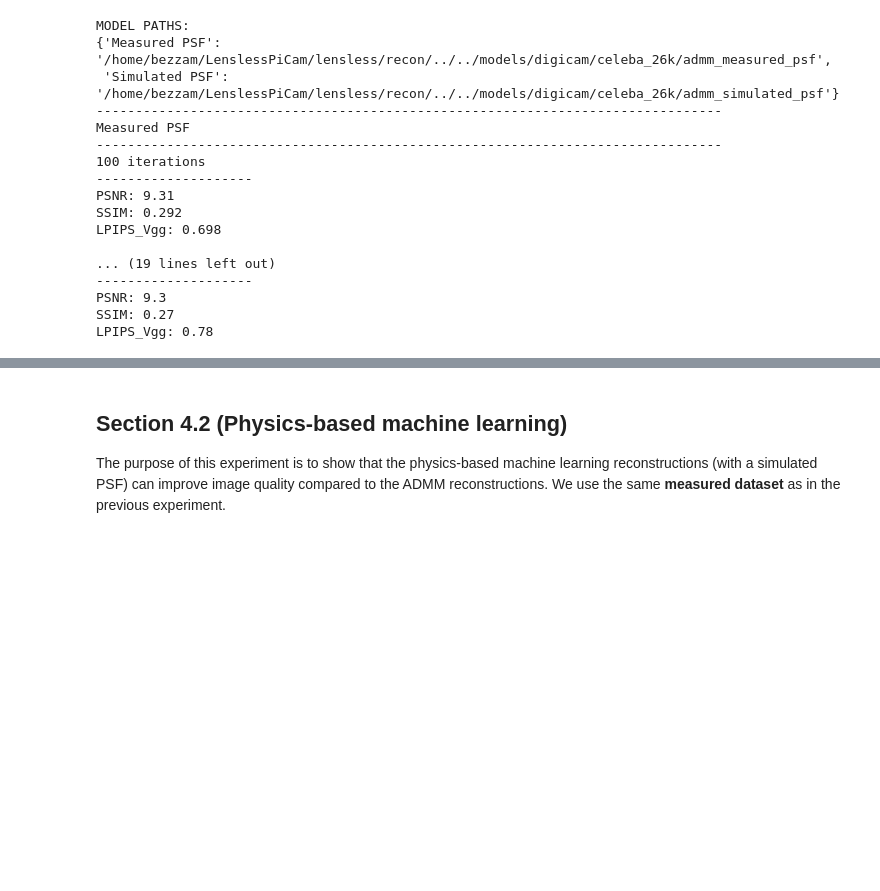
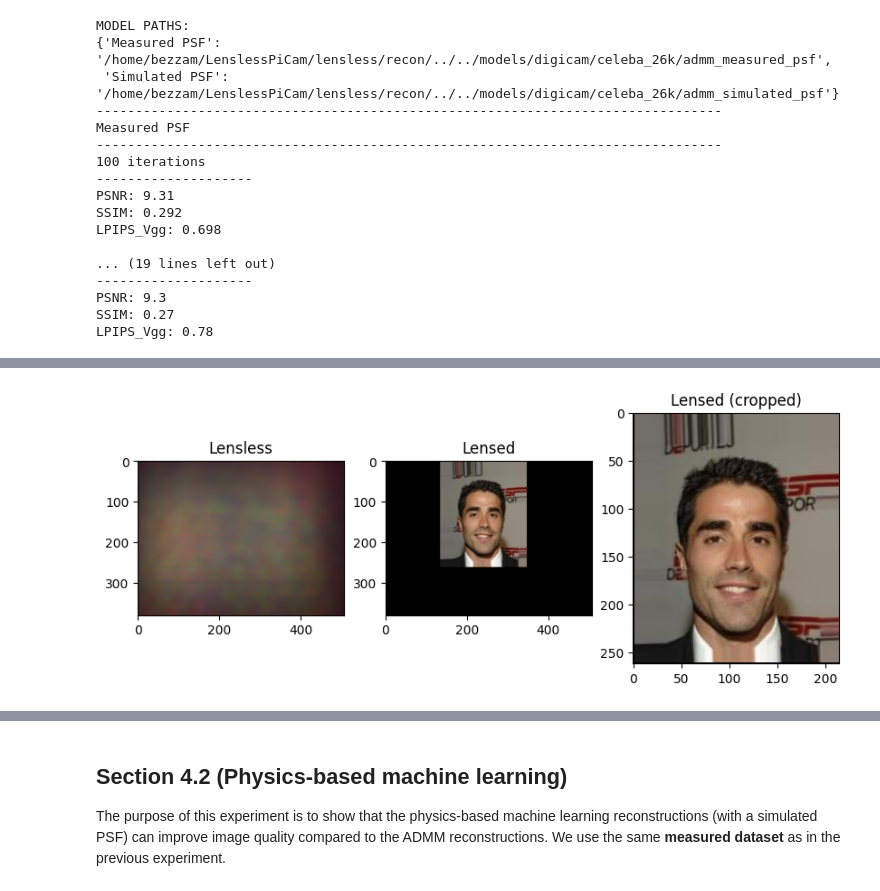
Before and after one commit to LCAV/LenslessPiCam, a Jupyter notebook: notebooks/digicam_hq.ipynb, the cells around one changed output, grey strips where cells are left out. Saved outputs shown, nothing was run; the diff lists cells and outputs as text; code cells hidden in the pictures; blank space fills up the shorter version.

Commit message:
Adding plotting of reconstructions.

```diff
--- a/notebooks/digicam_hq.ipynb
+++ b/notebooks/digicam_hq.ipynb
@@ -21,6 +139,10 @@ import os, json
 model_paths = {
     "Measured PSF": "admm_measured_psf",
     "Simulated PSF": "admm_simulated_psf",
+}
+psfs = {
+    "Measured PSF": measured_psf,
+    "Simulated PSF": dataset.psf,
 }
 
 # set model paths (and download if necessary)
@@ -38,6 +160,7 @@ Print desired metrics.
 """
 selected_iterations = [100, 10]    # [10, 20, 100]
 selected_metrics = ["PSNR", "SSIM", "LPIPS_Vgg"]
+configs = dict()
 
 for key, value in model_paths.items():
 
@@ -45,10 +168,17 @@ for key, value in model_paths.items():
     print(f"{key}")
     print("-" * 80)
 
+    # -- load results
     _results_path = os.path.join(value, "results.json")
     assert os.path.exists(_results_path), f"Path {_results_path} does not exist"
     _test_metrics = json.load(open(_results_path))["ADMM"]
 
+    # -- load config (for reconstruction below)
+    config_path = os.path.join(value, ".hydra", "config.yaml")
+    with open(config_path, "r") as stream:
+        configs[key] = yaml.safe_load(stream)
+
+    # print results for each iteration
     for iteration in selected_iterations:
         print(f"{iteration} iterations")
         print("-" * 20)
@@ -77,0 +208,80 @@ LPIPS_Vgg: 0.78
+# %%
+from lensless import ADMM
+import matplotlib.pyplot as plt
+from lensless.utils.plot import plot_image
+
+idx = 4
+n_iter_vals = [10, 100]   # can change these values as reconstruction computed on-the-fly!
+lensless, lensed = test_set[idx]
+recon = dict()   # store reconstructions
+
+# extract region of interest
+crop = dataset.crop
+lensed = lensed.squeeze()
+if crop is not None:
+    lensed_cropped = lensed[
+        ...,
+        crop["vertical"][0] : crop["vertical"][1],
+        crop["horizontal"][0] : crop["horizontal"][1],
+        :,
+    ]
+
+# loop over algorithms and number of iterations
+for algo, config in configs.items():
+
+    recon[algo] = dict()
+
+    # load algorithm
+    psf = psfs[algo]
+    admm = ADMM(
+        psf,
+        mu1=config["admm"]["mu1"],
+        mu2=config["admm"]["mu2"],
+        mu3=config["admm"]["mu3"],
+        tau=config["admm"]["tau"],
+    )
+
+    # applying algorithm
+    for n_iter in n_iter_vals:
+
+        # -- reconstruct
+        admm.set_data(lensless.to(torch_device))
+        _recon = admm.apply(n_iter=n_iter, plot=False)
+
+        # -- extract region of interest
+        _recon = _recon.reshape(-1, *_recon.shape[-3:]).movedim(-1, -3)
+        if crop is not None:
+            _recon = _recon[
+                ...,
+                crop["vertical"][0] : crop["vertical"][1],
+                crop["horizontal"][0] : crop["horizontal"][1],
+            ]
+        _recon = _recon.cpu().numpy().squeeze()
+        _recon = np.moveaxis(_recon, 0, -1)
+
+        # -- save
+        recon[algo][n_iter] = _recon
+
+        admm.reset()
+
+# plot
+# -- lensless and lensed
+fig, ax = plt.subplots(1, 3, figsize=(10, 5))
+ax[0].imshow(lensless.cpu().numpy().squeeze())
+ax[0].set_title("Lensless")
+ax[1].imshow(lensed)
+ax[1].set_title("Lensed")
+ax[2].imshow(lensed_cropped)
+ax[2].set_title("Lensed (cropped)")
+
+# -- reconstructions
+fig, ax = plt.subplots(len(configs.keys()), len(n_iter_vals), figsize=(5, 6.5))
+for i, algo in enumerate(configs.keys()):
+    for j, n_iter in enumerate(n_iter_vals):
+        plot_image(recon[algo][n_iter], ax=ax[i, j])
+        ax[i, j].set_title(f"{algo} ({n_iter} iter)")
+        # remove ticks
+        ax[i, j].set_xticks([])
+        ax[i, j].set_yticks([])
+# %% [output]
+[figure, added]
```
Also changed, not shown: parts of 18 cells of this notebook, 6 other files.
